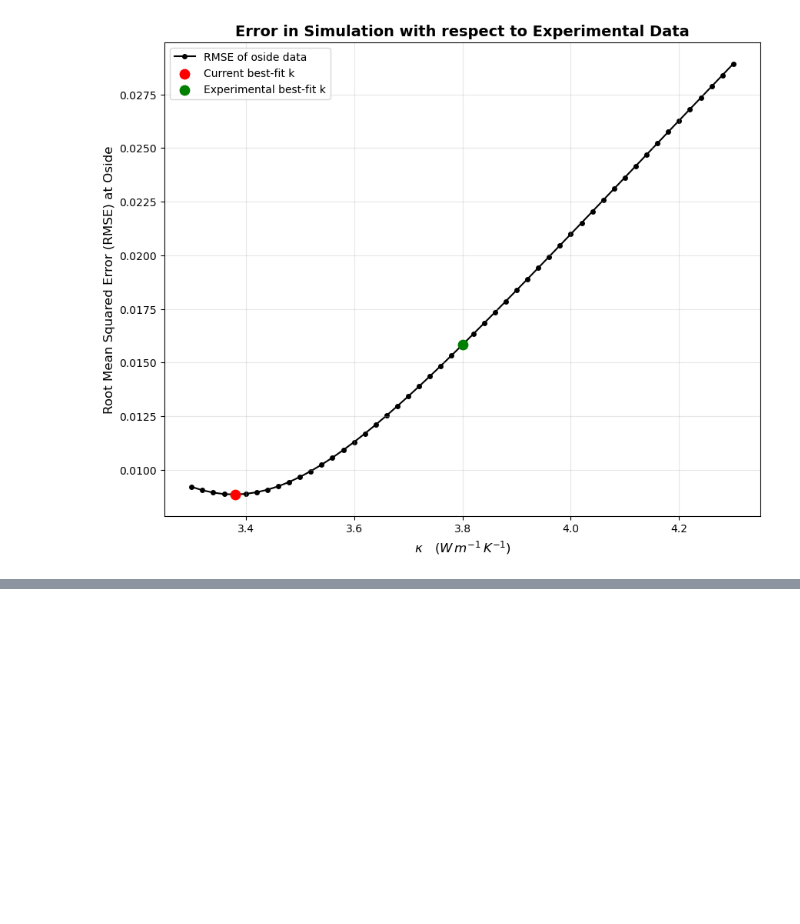
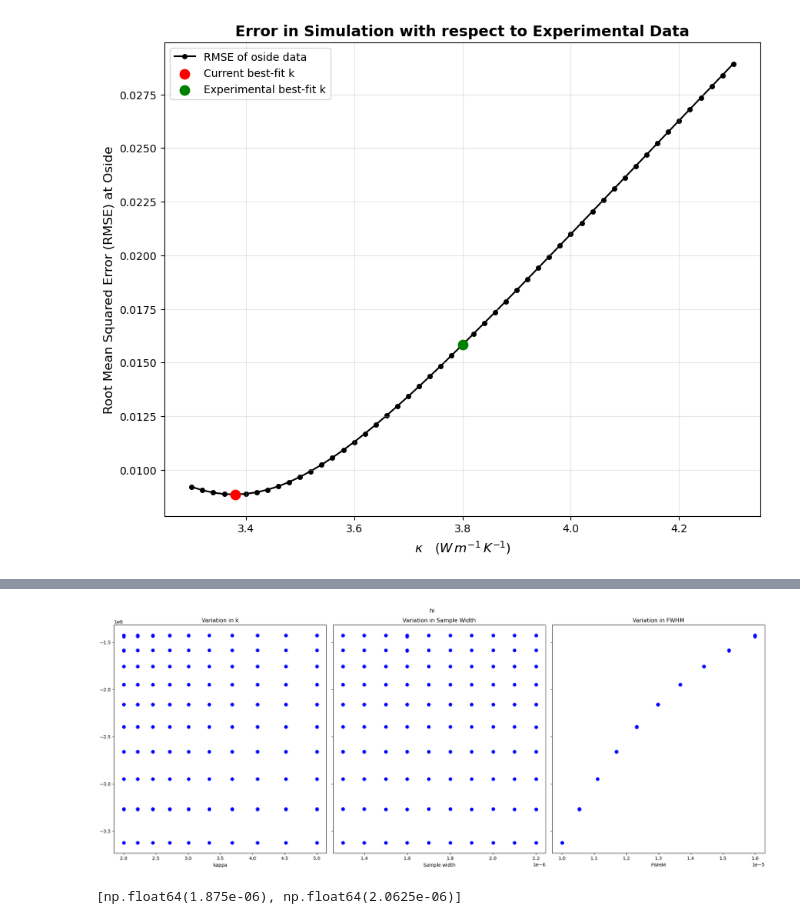
Before and after one commit to cebarker1000/heatflow, a Jupyter notebook: plotting.ipynb, the cells around one changed output, grey strips where cells are left out. Drawn from its saved outputs; the diff is of its cells as text; code cells hidden in the pictures; blank space fills up the shorter version.

```diff
--- a/plotting.ipynb
+++ b/plotting.ipynb
@@ -146,0 +126,27 @@ TypeError: cannot unpack non-iterable float object
+# %%
+
+import matplotlib.pyplot as plt
+
+fig, axes = plt.subplots(1, 3, figsize = (20, 8), sharey=True)
+
+
+axes[0].scatter(k_list, min_list, color='blue')
+axes[0].set_title('Variation in k')
+axes[0].set_xlabel('kappa')
+
+axes[1].scatter(width_list, min_list, color='blue')
+axes[1].set_title('Variation in Sample Width')
+axes[1].set_xlabel('Sample width')
+
+axes[2].scatter(fwhm_list, min_list, color='blue')
+axes[2].set_title('Variation in FWHM')
+axes[2].set_xlabel('FWHM')
+
+plt.tight_layout()
+plt.show()
+# %% [output]
+[figure, added]
+# %%
+list(set(min_time_list))
+# %% [output]
+[np.float64(1.875e-06), np.float64(2.0625e-06)]
```
Also changed, not shown: parts of 6 cells of this notebook, 21 other files.
